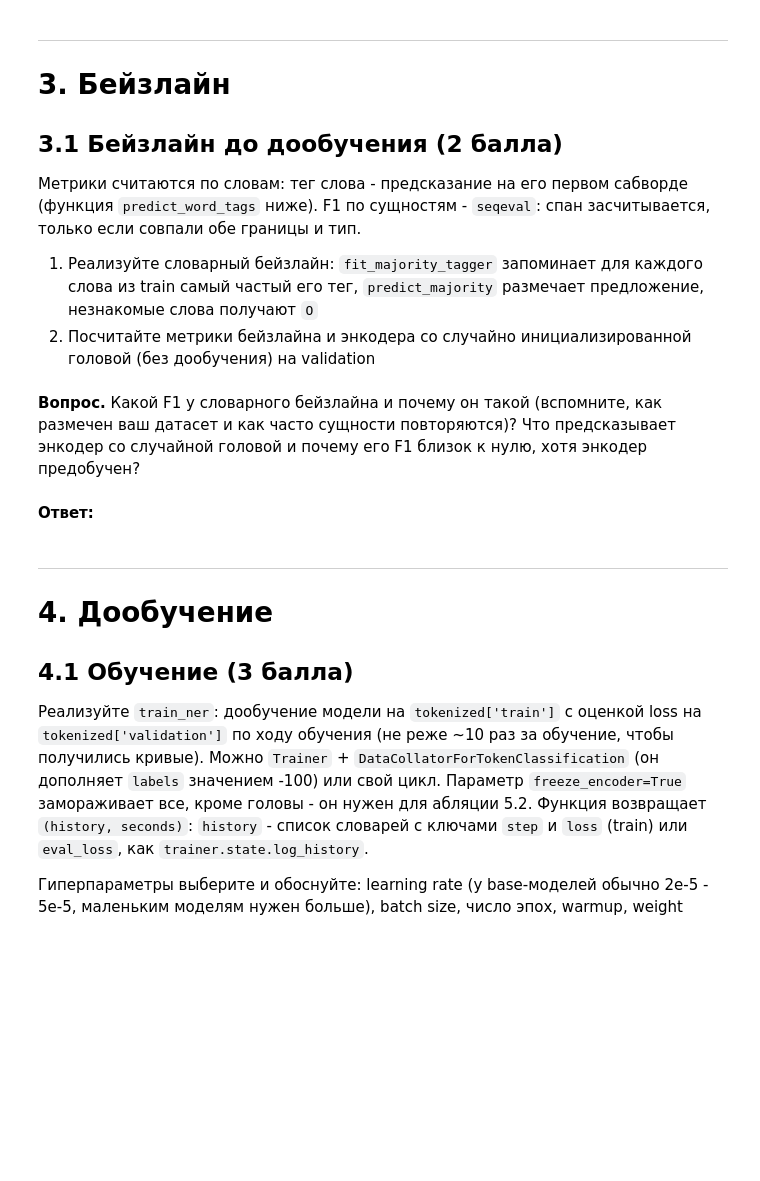
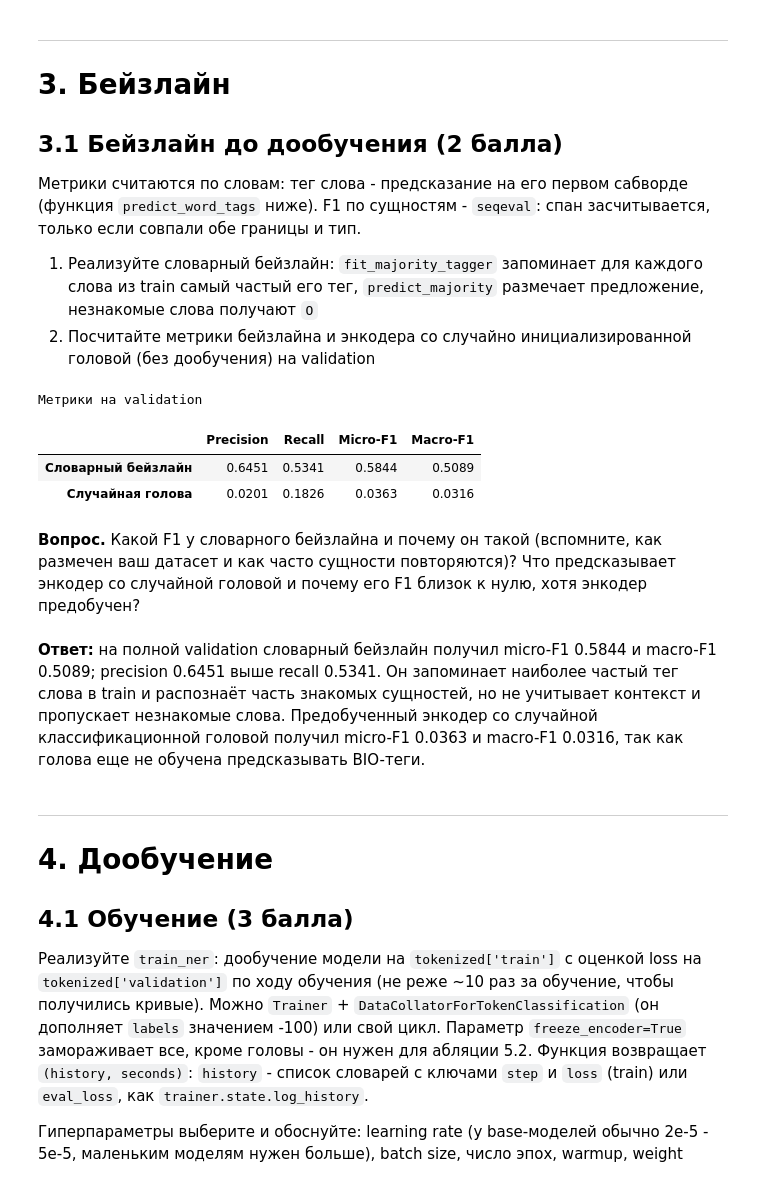
Before and after one commit to VanBash0/deep-learning-hw2, a Jupyter notebook: hw2_nlp.ipynb, the cells around one changed output. Drawn from its saved outputs; the diff is of its cells as text; code cells hidden in the pictures; blank space fills up the shorter version.

```diff
--- a/hw2_nlp.ipynb
+++ b/hw2_nlp.ipynb
@@ -462,11 +796,53 @@ assert fit_majority_tagger([['Ленина']] * 4, [['B-LOC'], ['B-PER'], ['B-PE
 assert predict_majority(toy, ['Анна', 'из', 'Москве']) == ['B-PER', 'O', 'B-LOC']
 assert predict_majority(toy, []) == []
 
-baseline = {}   # ваш код: baseline['majority'] и baseline['random_head'] - словари entity_scores
+baseline = {}
+train_tokens = [list(ws) for ws in data['train']['tokens']]
+train_tags = [
+    [LABEL_NAMES[i] for i in tags]
+    for tags in data['train']['ner_tags']
+]
+
+tagger = fit_majority_tagger(train_tokens, train_tags)
+majority_pred = [predict_majority(tagger, ws) for ws in val_tokens]
+baseline['majority'] = entity_scores(val_gold, majority_pred)
+
+random_model = make_model()
+random_pred = predict_word_tags(random_model, val_tokens)
+baseline['random_head'] = entity_scores(val_gold, random_pred)
+# %%
+import pandas as pd
+
+baseline_df = pd.DataFrame(baseline).T
+
+baseline_df = baseline_df.rename(
+    index={
+        'majority': 'Словарный бейзлайн',
+        'random_head': 'Случайная голова',
+    },
+    columns={
+        'precision': 'Precision',
+        'recall': 'Recall',
+        'f1_micro': 'Micro-F1',
+        'f1_macro': 'Macro-F1',
+    },
+)
+
+display(
+    baseline_df[['Precision', 'Recall', 'Micro-F1', 'Macro-F1']]
+    .style
+    .format('{:.4f}')
+    .set_caption('Метрики на validation')
+)
+# %% [output]
+Метрики на validation
+|  | Precision | Recall | Micro-F1 | Macro-F1 |
+| Словарный бейзлайн | 0.6451 | 0.5341 | 0.5844 | 0.5089 |
+| Случайная голова | 0.0201 | 0.1826 | 0.0363 | 0.0316 |
 # %% [markdown]
 **Вопрос.** Какой F1 у словарного бейзлайна и почему он такой (вспомните, как размечен ваш датасет и как часто сущности повторяются)? Что предсказывает энкодер со случайной головой и почему его F1 близок к нулю, хотя энкодер предобучен?
 # %% [markdown]
-**Ответ:**
+**Ответ:** на полной validation словарный бейзлайн получил micro-F1 0.5844 и macro-F1 0.5089; precision 0.6451 выше recall 0.5341. Он запоминает наиболее частый тег слова в train и распознаёт часть знакомых сущностей, но не учитывает контекст и пропускает незнакомые слова. Предобученный энкодер со случайной классификационной головой получил micro-F1 0.0363 и macro-F1 0.0316, так как голова еще не обучена предсказывать BIO-теги.
 # %% [markdown]
 ---
 # 4. Дообучение
```
Also changed, not shown: parts of 49 cells of this notebook, 3 other files.
